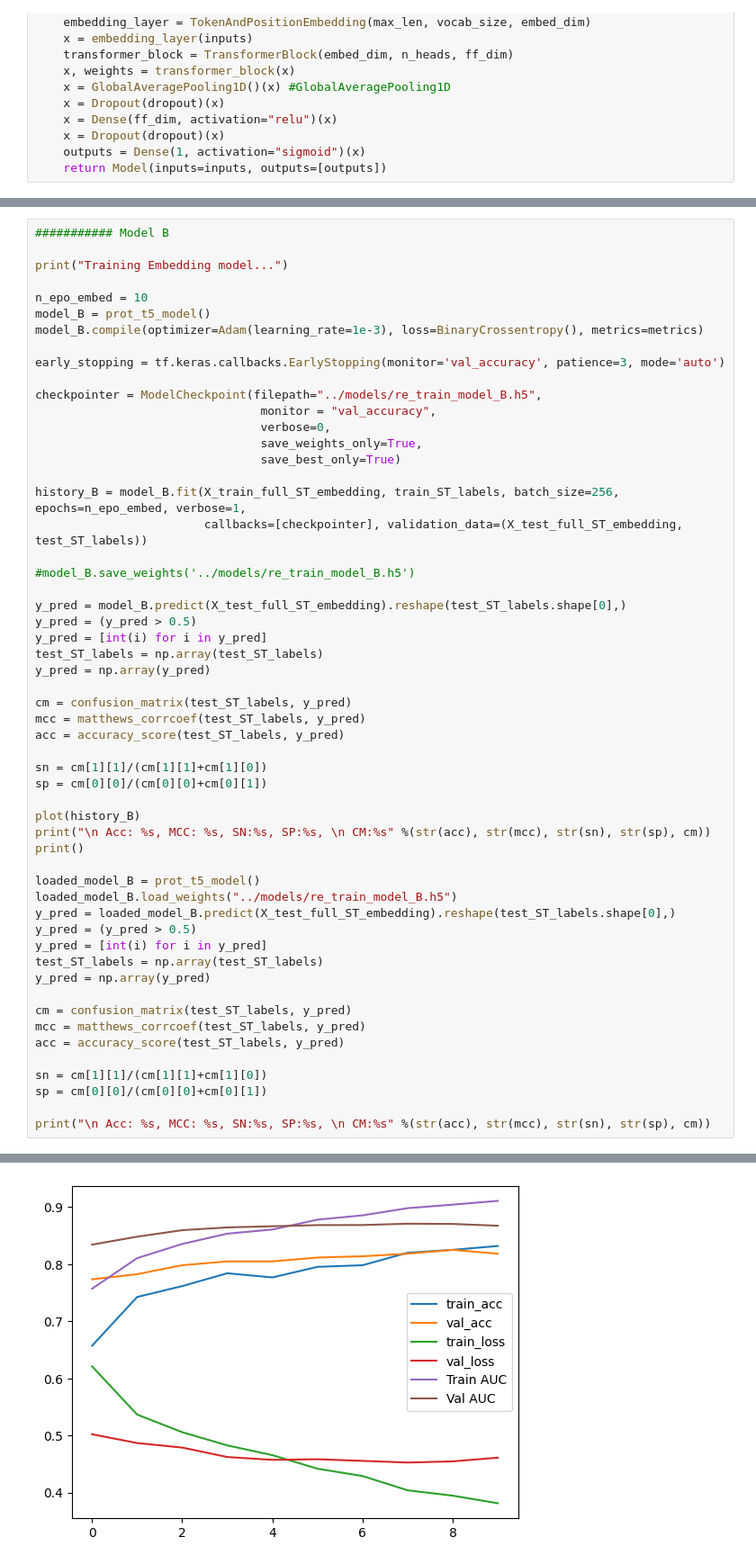
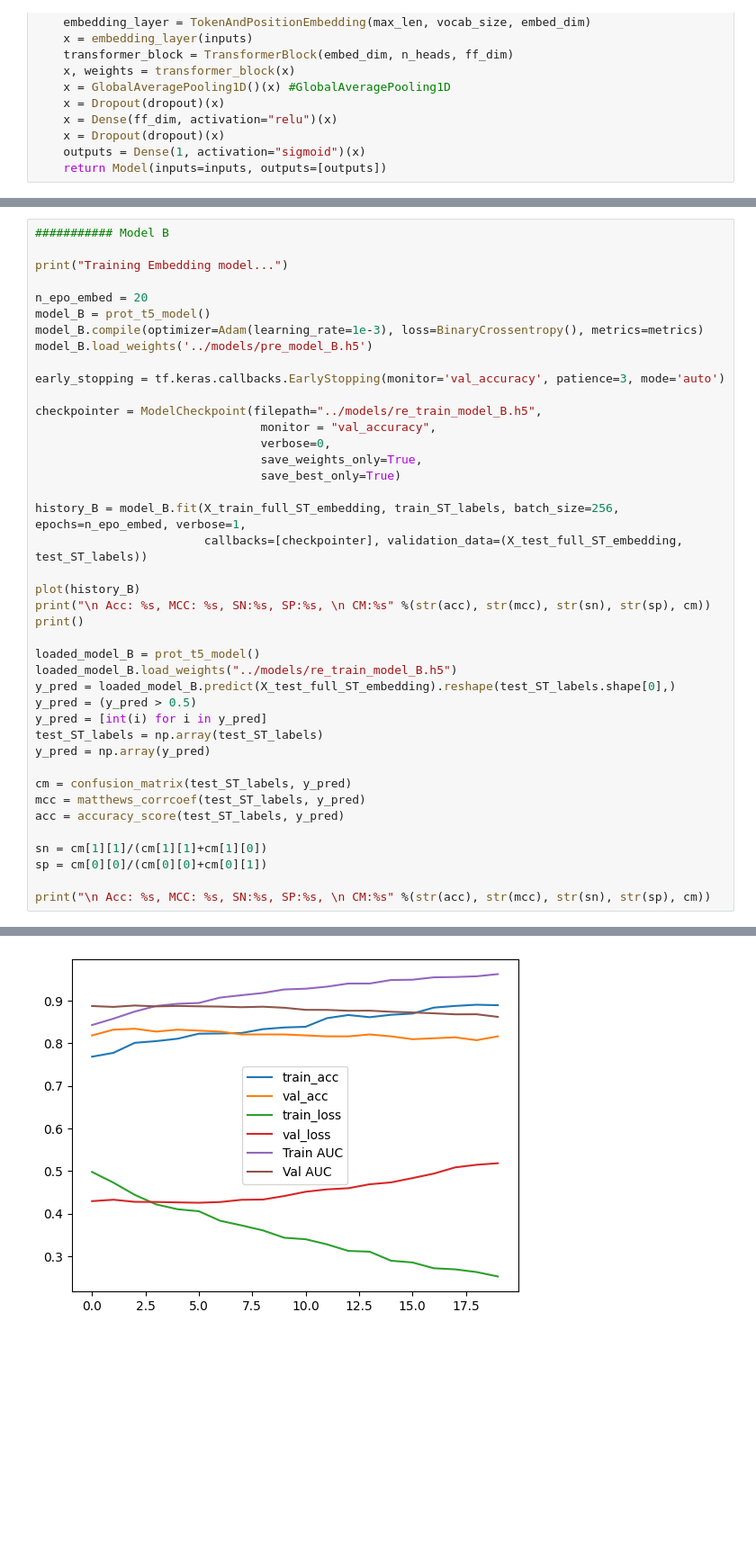
Before and after one commit to anuprulez/transformer_dephosphorylation, a Jupyter notebook: notebooks/train_prot_t5_ffn.ipynb, the cells around one changed output, grey strips where cells are left out. Shown at 90% size. Drawn from its saved outputs; the diff is of its cells as text; blank space fills up the shorter version.

```diff
--- a/notebooks/train_prot_t5_ffn.ipynb
+++ b/notebooks/train_prot_t5_ffn.ipynb
@@ -595,9 +698,10 @@ print("\n Acc: %s, MCC: %s, SN:%s, SP:%s, \n CM:%s" %(str(acc), str(mcc), str(sn
 
 print("Training Embedding model...")
 
-n_epo_embed = 10
+n_epo_embed = 20
 model_B = prot_t5_model()
 model_B.compile(optimizer=Adam(learning_rate=1e-3), loss=BinaryCrossentropy(), metrics=metrics)
+model_B.load_weights('../models/pre_model_B.h5')
 
 early_stopping = tf.keras.callbacks.EarlyStopping(monitor='val_accuracy', patience=3, mode='auto')
 
@@ -609,21 +713,6 @@ checkpointer = ModelCheckpoint(filepath="../models/re_train_model_B.h5",
 
 history_B = model_B.fit(X_train_full_ST_embedding, train_ST_labels, batch_size=256, epochs=n_epo_embed, verbose=1,
                         callbacks=[checkpointer], validation_data=(X_test_full_ST_embedding, test_ST_labels))
-
-#model_B.save_weights('../models/re_train_model_B.h5')
-
-y_pred = model_B.predict(X_test_full_ST_embedding).reshape(test_ST_labels.shape[0],)
-y_pred = (y_pred > 0.5)
-y_pred = [int(i) for i in y_pred]
-test_ST_labels = np.array(test_ST_labels)
-y_pred = np.array(y_pred)
-
-cm = confusion_matrix(test_ST_labels, y_pred)
-mcc = matthews_corrcoef(test_ST_labels, y_pred)
-acc = accuracy_score(test_ST_labels, y_pred)
-
-sn = cm[1][1]/(cm[1][1]+cm[1][0])
-sp = cm[0][0]/(cm[0][0]+cm[0][1])
 
 plot(history_B)
 print("\n Acc: %s, MCC: %s, SN:%s, SP:%s, \n CM:%s" %(str(acc), str(mcc), str(sn), str(sp), cm))
@@ -666 +755 @@ Epoch 10/10
-[figure, old version]
+[figure, new version]
```
Also changed, not shown: parts of 32 cells of this notebook, 38 other files.
